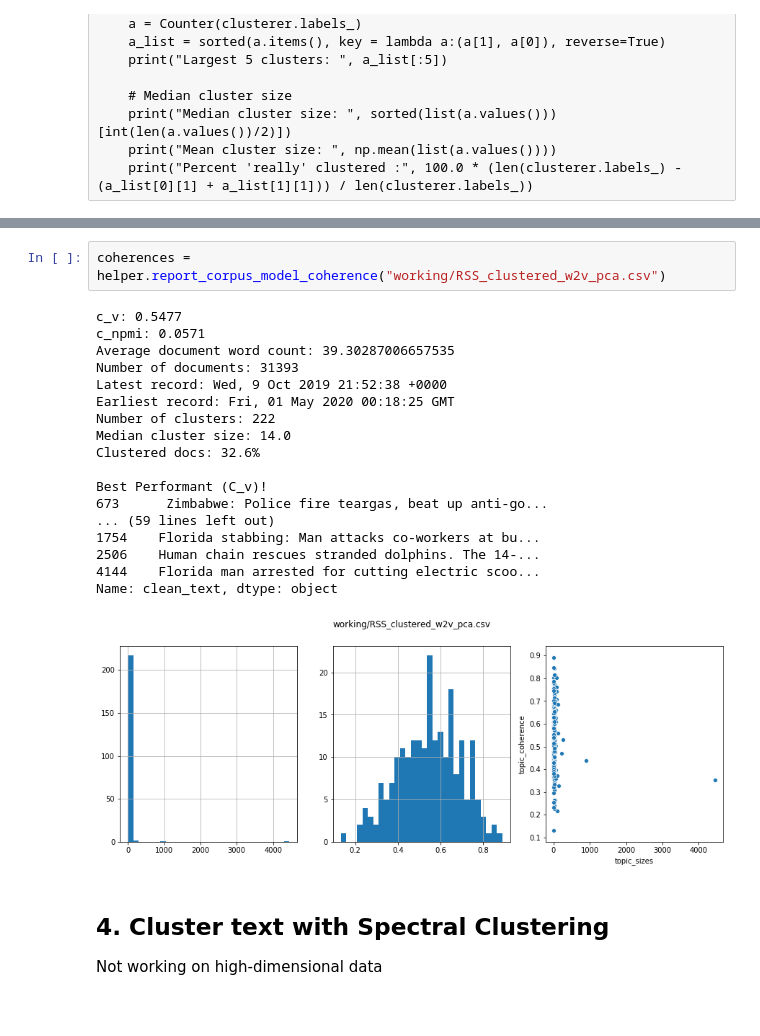
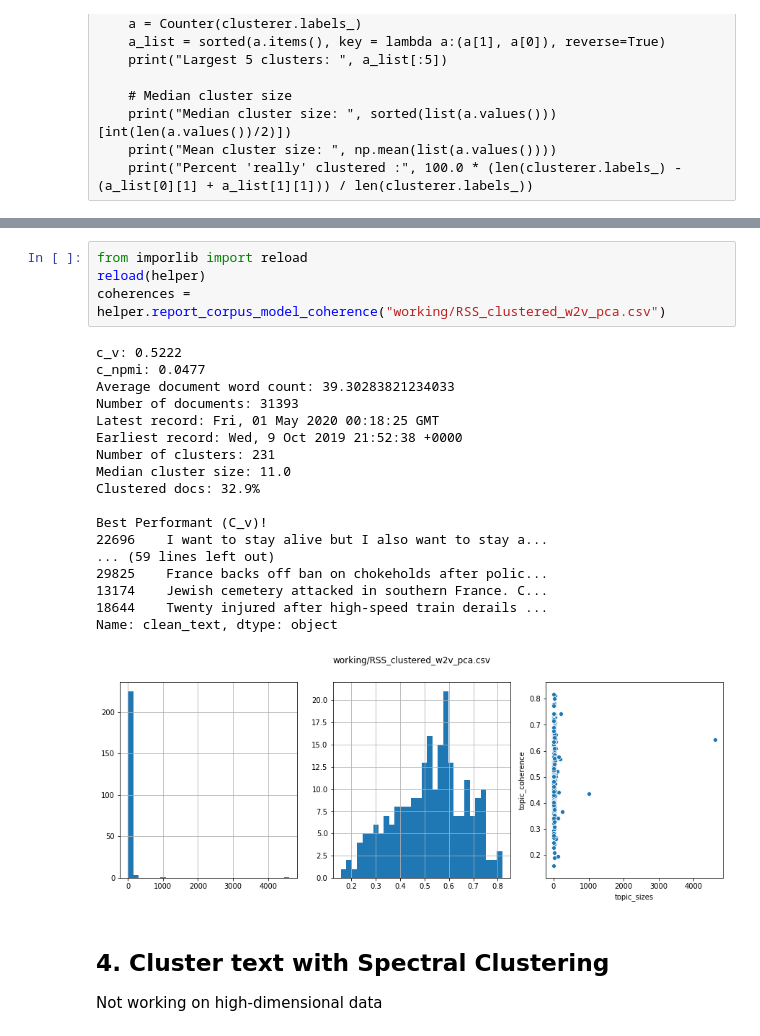
Before and after one commit to MartinChrisWood/news_crow, a Jupyter notebook: 02_topic_pipeline_HDBSCAN.ipynb, the cells around one changed output, grey strips where cells are left out. Cells and saved outputs as stored; diff of their text form.

Commit message:
Fixed helper model summary, story selection now random

```diff
--- a/02_topic_pipeline_HDBSCAN.ipynb
+++ b/02_topic_pipeline_HDBSCAN.ipynb
@@ -260,24 +260,26 @@ Counter({-1: 21146,
 # %%
+from imporlib import reload
+reload(helper)
 coherences = helper.report_corpus_model_coherence("working/RSS_clustered_w2v_pca.csv")
 # %% [output]
-c_v: 0.5477
-c_npmi: 0.0571
-Average document word count: 39.30287006657535
+c_v: 0.5222
+c_npmi: 0.0477
+Average document word count: 39.30283821234033
 Number of documents: 31393
-Latest record: Wed, 9 Oct 2019 21:52:38 +0000
-Earliest record: Fri, 01 May 2020 00:18:25 GMT
-Number of clusters: 222
-Median cluster size: 14.0
-Clustered docs: 32.6%
+Latest record: Fri, 01 May 2020 00:18:25 GMT
+Earliest record: Wed, 9 Oct 2019 21:52:38 +0000
+Number of clusters: 231
+Median cluster size: 11.0
+Clustered docs: 32.9%
 
 Best Performant (C_v)!
-673      Zimbabwe: Police fire teargas, beat up anti-go...
+22696    I want to stay alive but I also want to stay a...
 ... (59 lines left out)
-1754    Florida stabbing: Man attacks co-workers at bu...
-2506    Human chain rescues stranded dolphins. The 14-...
-4144    Florida man arrested for cutting electric scoo...
+29825    France backs off ban on chokeholds after polic...
+13174    Jewish cemetery attacked in southern France. C...
+18644    Twenty injured after high-speed train derails ...
 Name: clean_text, dtype: object
-[figure, old version]
+[figure, new version]
 # %% [markdown]
 ## 4. Cluster text with Spectral Clustering
 Not working on high-dimensional data
```
Also changed, not shown: parts of 6 cells of this notebook, 3 other files.
